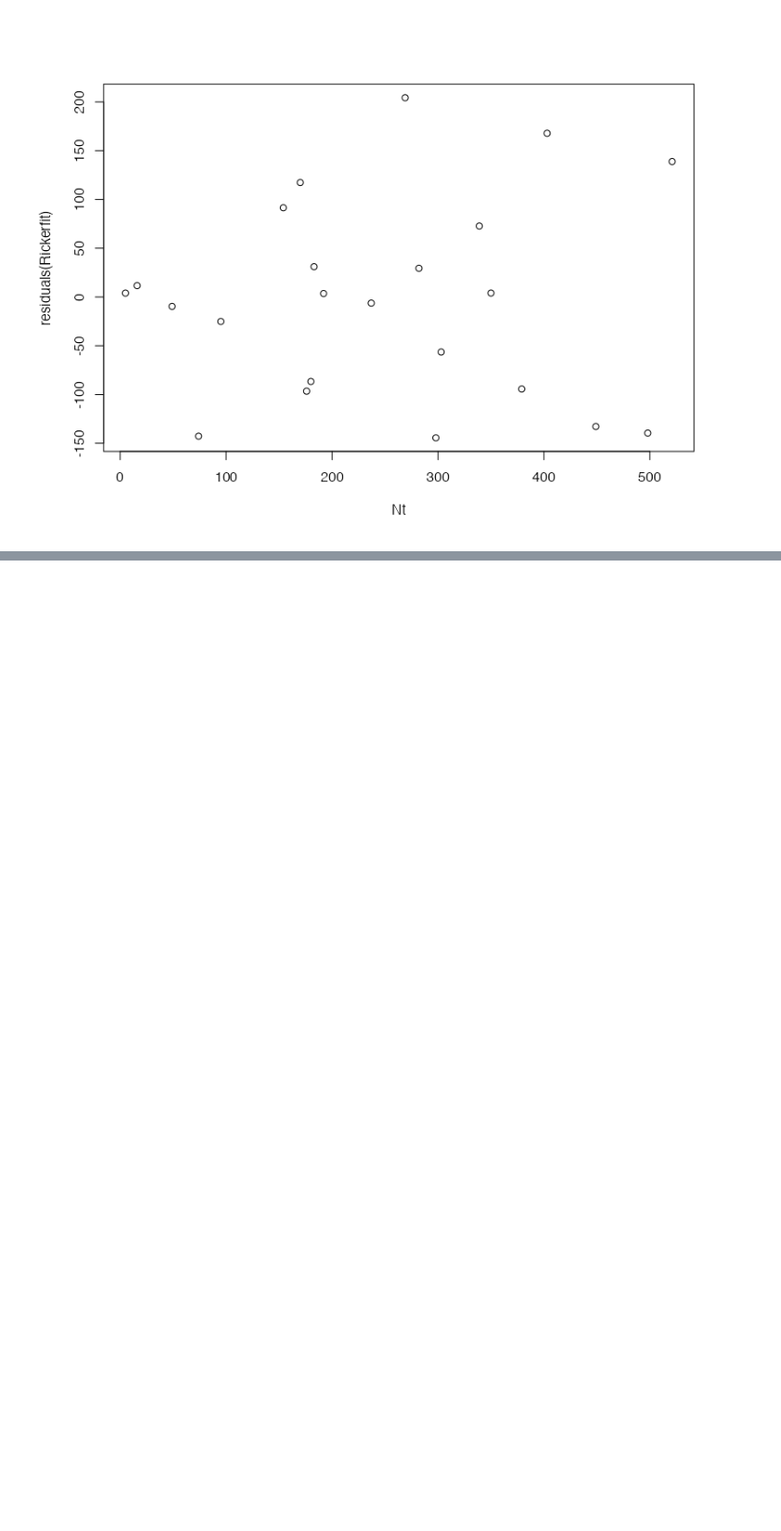
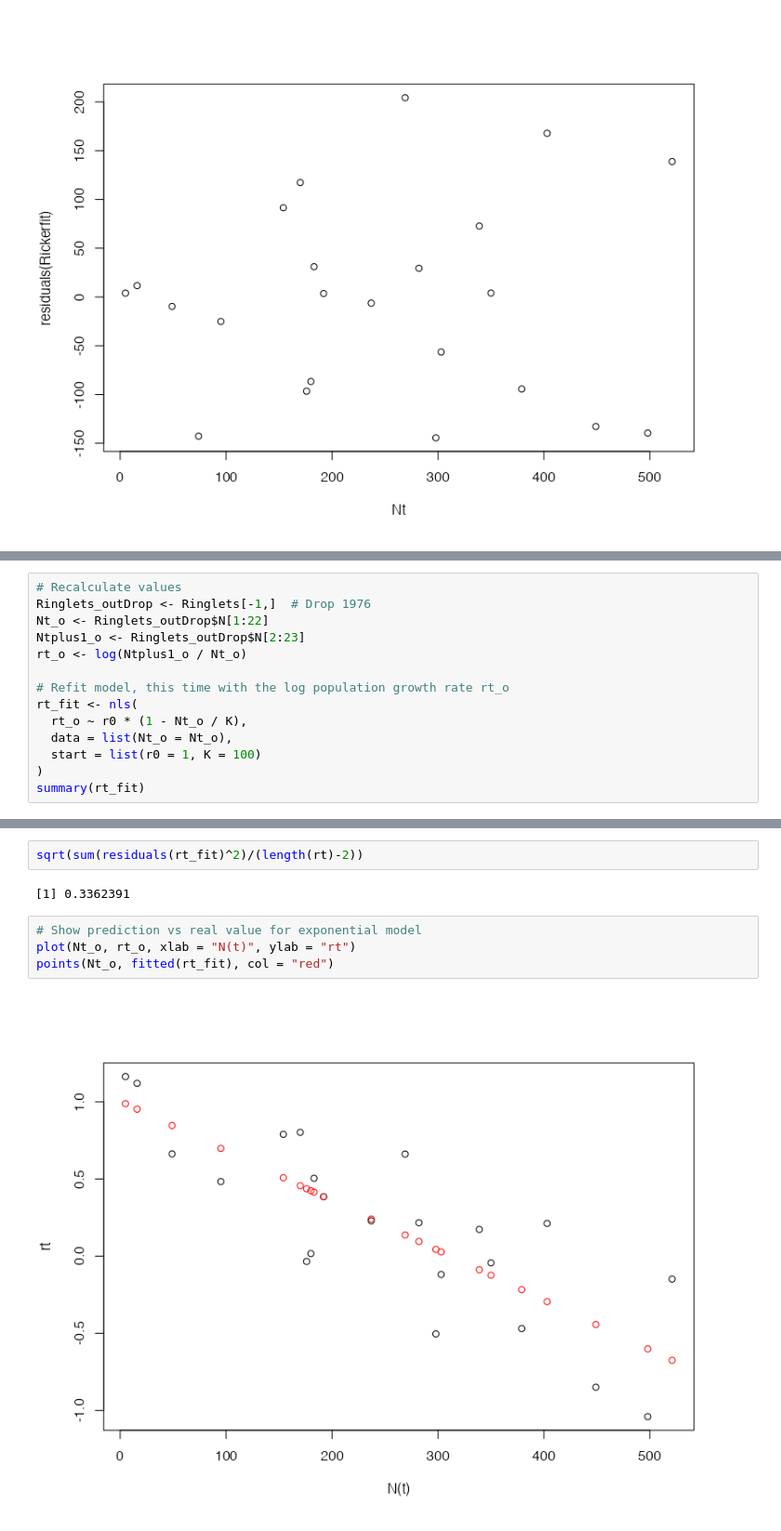
Before and after one commit to otodreas/BIOS13-Coursework, a Jupyter notebook: Exercises/Model_Fitting/Exercise.ipynb, the cells around one changed output, grey strips where cells are left out. Shown at 93% size. Drawn from its saved outputs; the diff is of its cells as text; blank space fills up the shorter version.

```diff
--- a/Exercises/Model_Fitting/Exercise.ipynb
+++ b/Exercises/Model_Fitting/Exercise.ipynb
@@ -70,0 +104,14 @@ To avoid this problem, we want to
+# %%
+# Recalculate values
+Ringlets_outDrop <- Ringlets[-1,]  # Drop 1976
+Nt_o <- Ringlets_outDrop$N[1:22]
+Ntplus1_o <- Ringlets_outDrop$N[2:23]
+rt_o <- log(Ntplus1_o / Nt_o)
+
+# Refit model, this time with the log population growth rate rt_o
+rt_fit <- nls(
+  rt_o ~ r0 * (1 - Nt_o / K),
+  data = list(Nt_o = Nt_o),
+  start = list(r0 = 1, K = 100)
+)
+summary(rt_fit)
@@ -70,0 +155,10 @@ To avoid this problem, we want to
+# %%
+sqrt(sum(residuals(rt_fit)^2)/(length(rt)-2))
+# %% [output]
+[1] 0.3362391
+# %%
+# Show prediction vs real value for exponential model
+plot(Nt_o, rt_o, xlab = "N(t)", ylab = "rt")
+points(Nt_o, fitted(rt_fit), col = "red")
+# %% [output]
+[figure, added]
```
Also changed, not shown: parts of 21 cells of this notebook.
